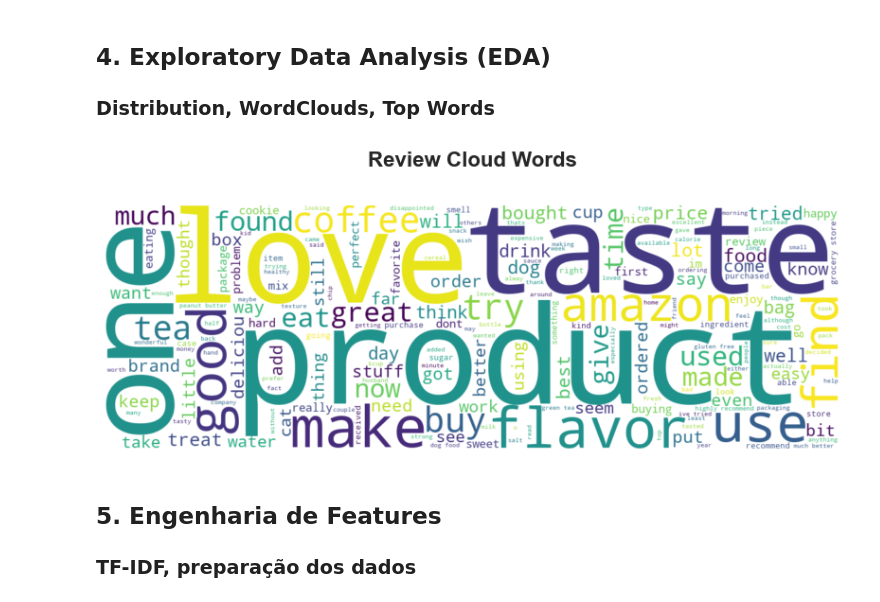
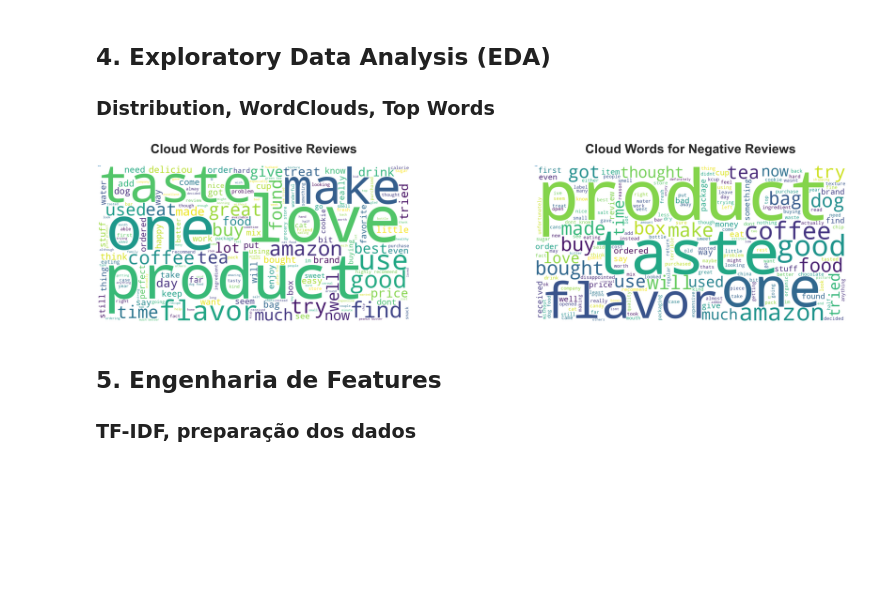
Before and after one commit to mariannebravo/feelings-review, a Jupyter notebook: src/init.ipynb, the cells around one changed output. Cells and saved outputs as stored; diff of their text form; code cells hidden in the pictures; blank space fills up the shorter version.

Commit message:
+add kagglehub via script. update requirements, add Word Cloud for Negative and Positve words

```diff
--- a/src/init.ipynb
+++ b/src/init.ipynb
@@ -4,9 +4,17 @@
 ### Goals, questions, imports [...]
 # %%
 import pandas as pd
+import kagglehub
+from scipy.stats import alpha
 
-feelings_review_dataset = '../utils/feelings_review/Reviews.csv'
+path = kagglehub.dataset_download(
+    "snap/amazon-fine-food-reviews",
+    output_dir="../utils/feelings_review/dataset",
+    force_download=True
+)
+
+feelings_review_dataset = '../utils/feelings_review/dataset/Reviews.csv'
 
 df = pd.read_csv(feelings_review_dataset)
-
+# Display all columns of the dataset
 pd.set_option('display.max_columns', None)
@@ -61,7 +72,8 @@ memory usage: 43.4 MB
 
 [✅] <b>Graph:</b> score distribution (1-5)
 # %%
-df['target'] = df['Score'].apply(lambda x: 'positive' if x >= 4 else ('negative' if x <= 2 else None))
+df['target'] = df['Score'].apply(
+    lambda x: 'positive' if x >= 4 else ('negative' if x <= 2 else None))
 
 # removing any NaN/Null values in case of the value does not fit inside the logic.
 df = df.dropna(subset=['target'])
@@ -280,28 +299,57 @@ Average reduction of characters: 20 characters (4.7%)
 ### Distribution, WordClouds, Top Words
 # %%
 import matplotlib.pyplot as plt
+import numpy as np
 from wordcloud import WordCloud, STOPWORDS
 
 stopwords = set(STOPWORDS)
 stopwords.update([])
 
-text = ' '.join(df['text_clean'])
+df_positive_reviews = df['text_clean'][df['target'] == 'positive']
+df_negative_reviews = df['text_clean'][df['target'] == 'negative']
 
-wordcloud = WordCloud(
+positive_texts = ' '.join(df_positive_reviews)
+negative_texts = ' '.join(df_negative_reviews)
+
+positive_wordcloud = WordCloud(
     width=1200,
-    height=400,
+    height=600,
     background_color='white',
     max_words=200,
     stopwords=stopwords
-).generate(text)
+).generate(positive_texts)
 
-plt.figure(figsize=(10, 5))
-plt.imshow(wordcloud, interpolation='bilinear')
-plt.axis('off')
-plt.title(label='Review Cloud Words', pad=30, fontsize=16, fontweight='bold')
+negative_wordcloud = WordCloud(
+    width=1200,
+    height=600,
+    background_color='white',
+    max_words=200,
+    stopwords=stopwords
+).generate(negative_texts)
+
+x = np.linspace(0, 10, 10)
+y1 = np.sin(x)
+y2 = np.cos(x)
+
+fig, (ax1, ax2) = plt.subplots(1, 2, figsize=(50, 10))
+
+ax1.plot(x, y1)
+ax1.set_title('Cloud Words for Positive Reviews',
+              pad=50, fontsize=50, fontweight='bold')
+ax1.axis('off')
+ax1.imshow(positive_wordcloud, interpolation='bilinear')
+
+ax2.plot(x, y2)
+ax2.set_title('Cloud Words for Negative Reviews',
+              pad=50, fontsize=50, fontweight='bold')
+ax2.axis('off')
+ax2.imshow(negative_wordcloud, interpolation='bilinear')
+
+
+plt.tight_layout()
 plt.show()
 # %% [output]
-[figure, old version]
+[figure, new version]
 # %% [markdown]
 ## 5. Engenharia de Features
 
```
Also changed, not shown: parts of 3 cells of this notebook, 2 other files.
